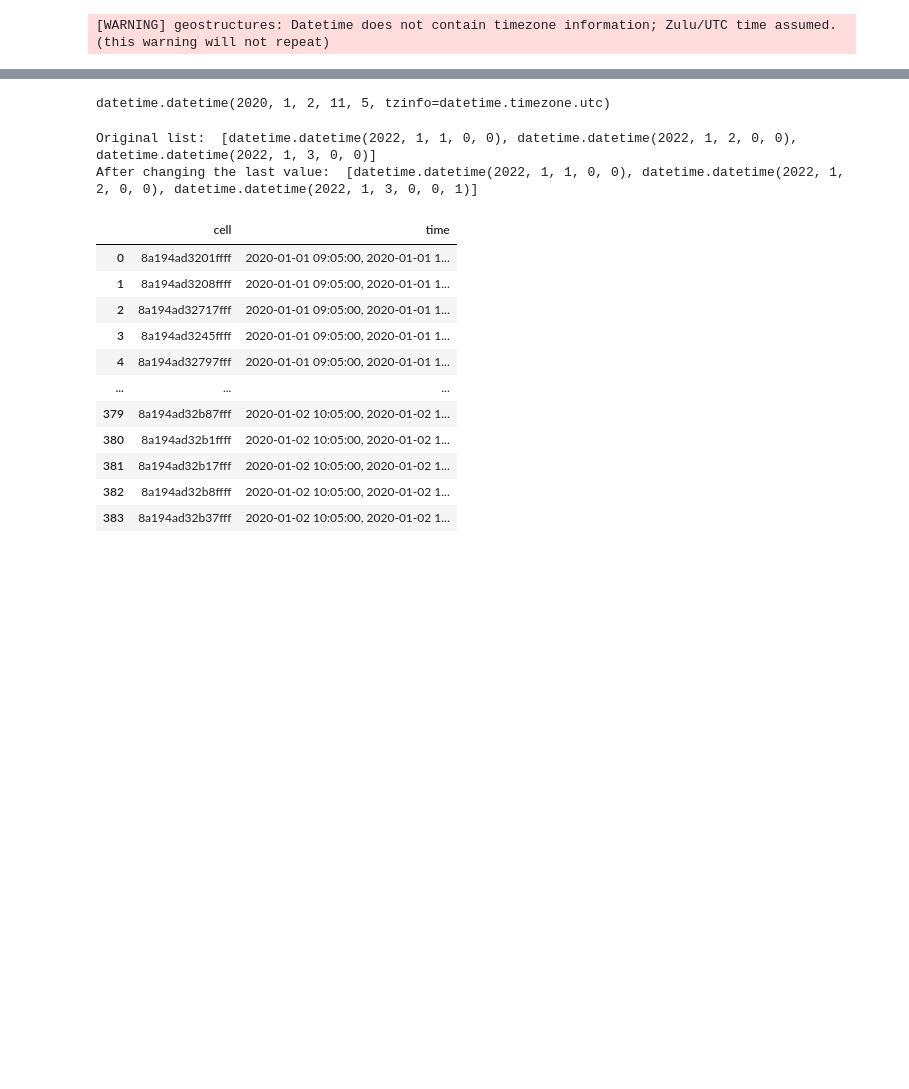
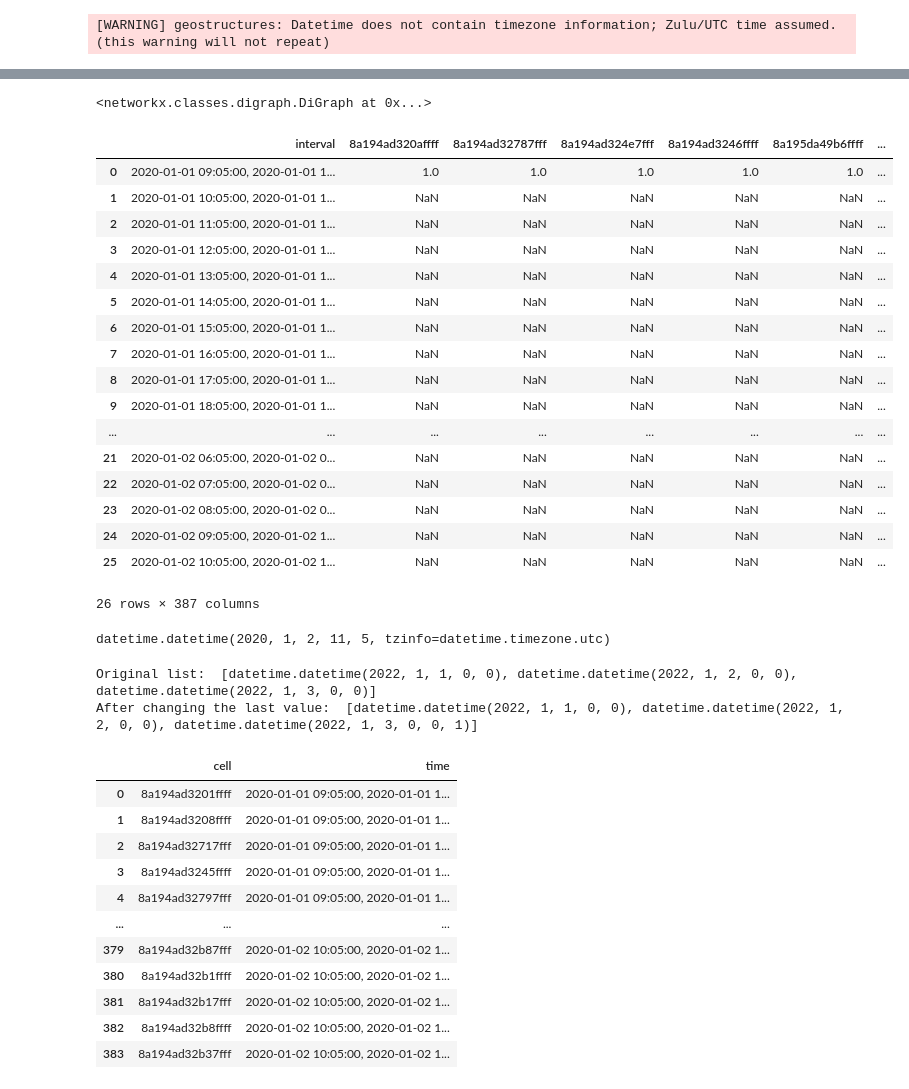
Before and after one commit to etalbert102/geochron, a Jupyter notebook: notebooks/chronnet_example.ipynb, the cells around one changed output, grey strips where cells are left out. Saved outputs shown, nothing was run; the diff lists cells and outputs as text; code cells hidden in the pictures; blank space fills up the shorter version.

```diff
--- a/notebooks/chronnet_example.ipynb
+++ b/notebooks/chronnet_example.ipynb
@@ -22,3 +80,30 @@ fcol = FeatureCollection(
+# %%
+test= convert(fcol, "chronnet", 1)
+# %%
+test
+# %% [output]
+<networkx.classes.digraph.DiGraph at 0x...>
+# %%
+test
+# %% [output]
+|  | interval | 8a194ad320affff | 8a194ad32787fff | 8a194ad324e7fff | 8a194ad3246ffff | 8a195da49b6ffff | ... |
+| 0 | 2020-01-01 09:05:00, 2020-01-01 1... | 1.0 | 1.0 | 1.0 | 1.0 | 1.0 | ... |
+| 1 | 2020-01-01 10:05:00, 2020-01-01 1... | NaN | NaN | NaN | NaN | NaN | ... |
+| 2 | 2020-01-01 11:05:00, 2020-01-01 1... | NaN | NaN | NaN | NaN | NaN | ... |
+| 3 | 2020-01-01 12:05:00, 2020-01-01 1... | NaN | NaN | NaN | NaN | NaN | ... |
+| 4 | 2020-01-01 13:05:00, 2020-01-01 1... | NaN | NaN | NaN | NaN | NaN | ... |
+| 5 | 2020-01-01 14:05:00, 2020-01-01 1... | NaN | NaN | NaN | NaN | NaN | ... |
+| 6 | 2020-01-01 15:05:00, 2020-01-01 1... | NaN | NaN | NaN | NaN | NaN | ... |
+| 7 | 2020-01-01 16:05:00, 2020-01-01 1... | NaN | NaN | NaN | NaN | NaN | ... |
+| 8 | 2020-01-01 17:05:00, 2020-01-01 1... | NaN | NaN | NaN | NaN | NaN | ... |
+| 9 | 2020-01-01 18:05:00, 2020-01-01 1... | NaN | NaN | NaN | NaN | NaN | ... |
+| ... | ... | ... | ... | ... | ... | ... | ... |
+| 21 | 2020-01-02 06:05:00, 2020-01-02 0... | NaN | NaN | NaN | NaN | NaN | ... |
+| 22 | 2020-01-02 07:05:00, 2020-01-02 0... | NaN | NaN | NaN | NaN | NaN | ... |
+| 23 | 2020-01-02 08:05:00, 2020-01-02 0... | NaN | NaN | NaN | NaN | NaN | ... |
+| 24 | 2020-01-02 09:05:00, 2020-01-02 1... | NaN | NaN | NaN | NaN | NaN | ... |
+| 25 | 2020-01-02 10:05:00, 2020-01-02 1... | NaN | NaN | NaN | NaN | NaN | ... |
+26 rows × 387 columns
 # %%
 track = Track(fcol.geoshapes)
 # %%
```
Also changed, not shown: parts of 13 cells of this notebook, 6 other files.
